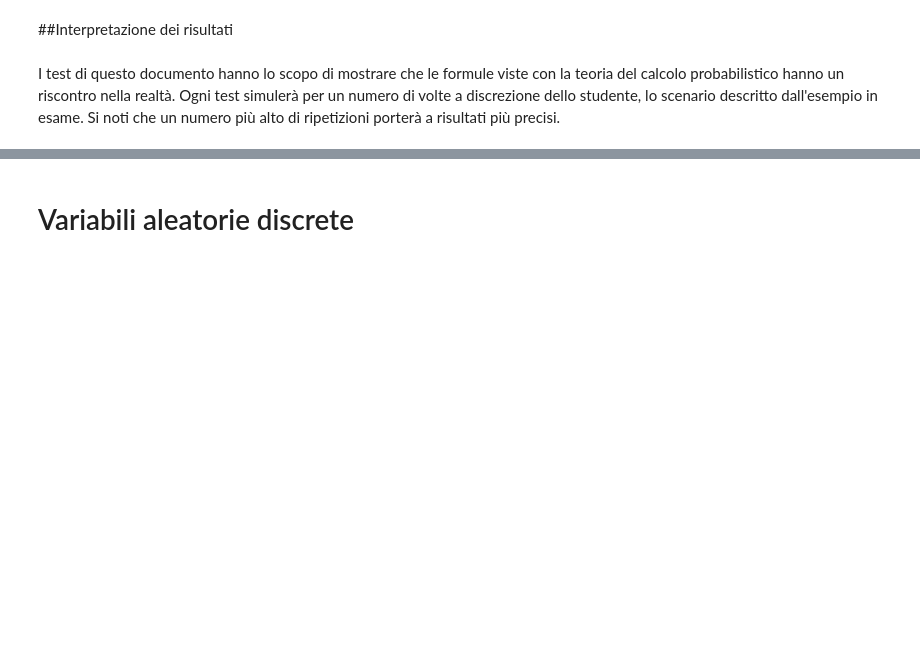
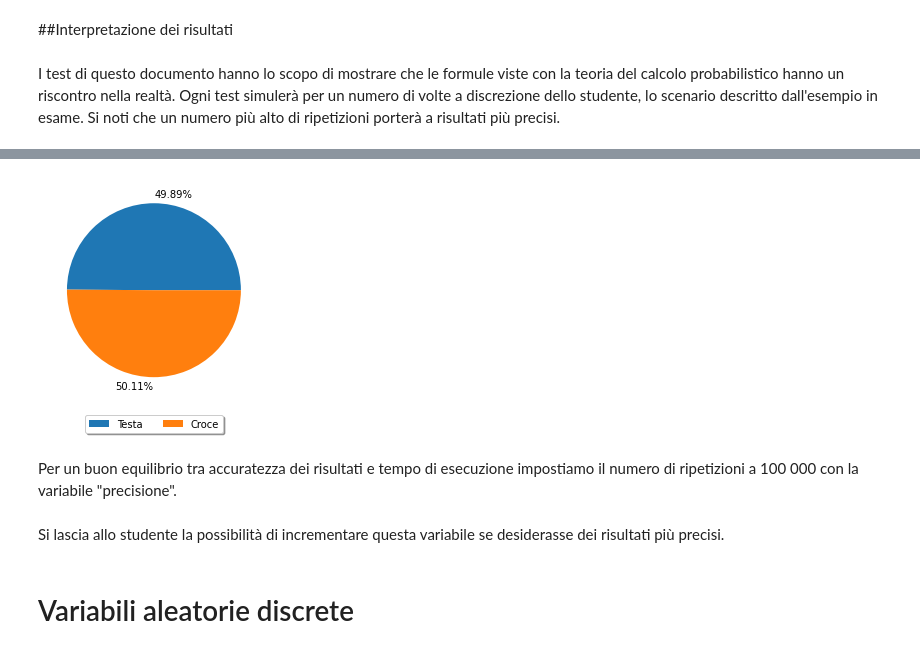
Before and after one commit to MontiMic/Tesi, a Jupyter notebook: Untitled1.ipynb, the cells around one changed output, grey strips where cells are left out. Cells and saved outputs as stored; diff of their text form; code cells hidden in the pictures; blank space fills up the shorter version.

```diff
--- a/Untitled1.ipynb
+++ b/Untitled1.ipynb
@@ -114,0 +125,6 @@ def moneta(lanci):
+# %%
+moneta(1_000_000)
+# %% [output]
+[figure, added]
+# %% [markdown]
+Per un buon equilibrio tra accuratezza dei risultati e tempo di esecuzione impostiamo il numero di ripetizioni a 100 000 con la variabile "precisione".
@@ -115,3 +133,5 @@ def moneta(lanci):
+# %% [markdown]
+Si lascia allo studente la possibilità di incrementare questa variabile se desiderasse dei risultati più precisi.
 # %% [markdown]
 # Variabili aleatorie discrete
 # %% [markdown]
```
Also changed, not shown: parts of 16 cells of this notebook.
